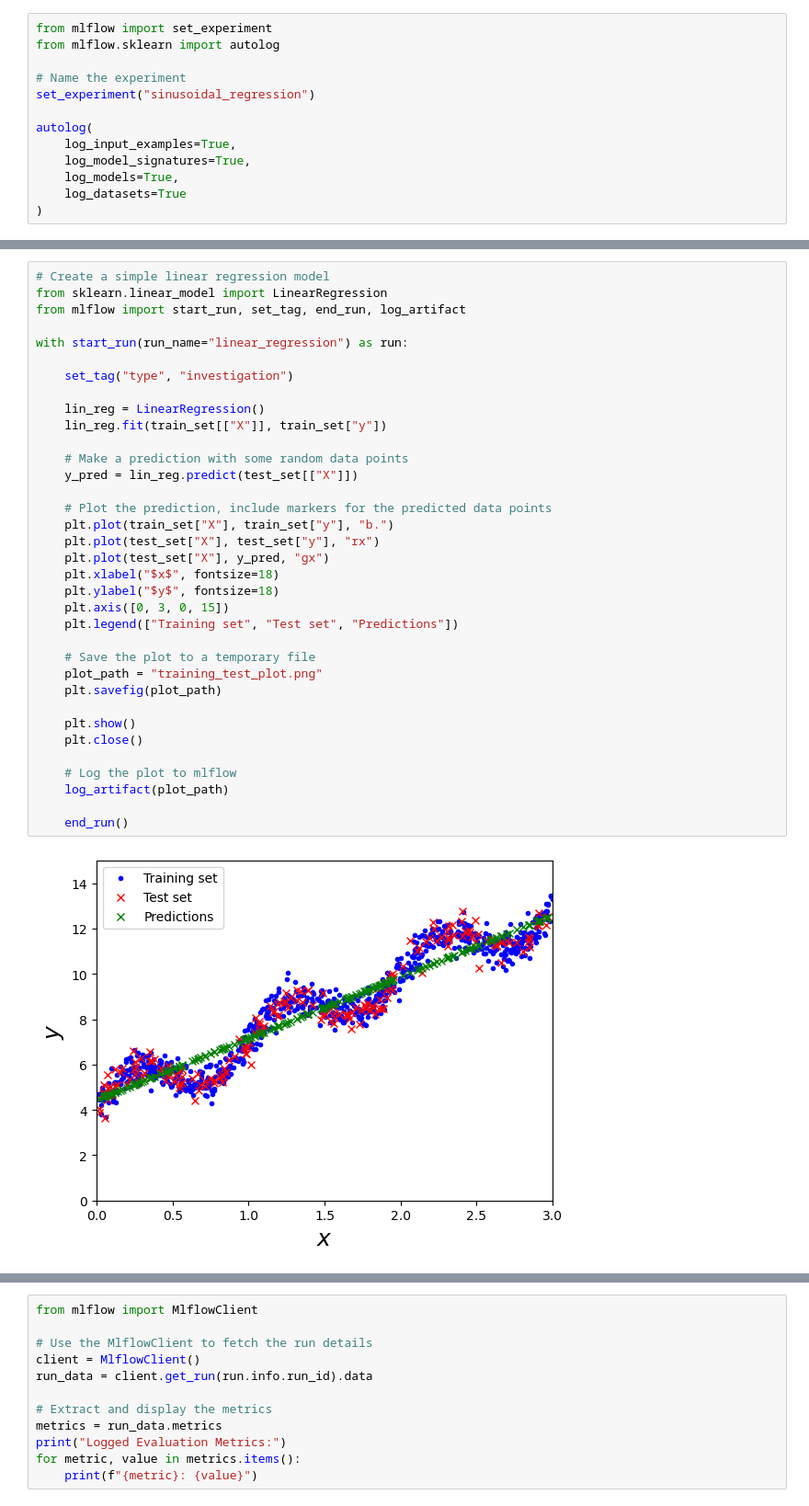
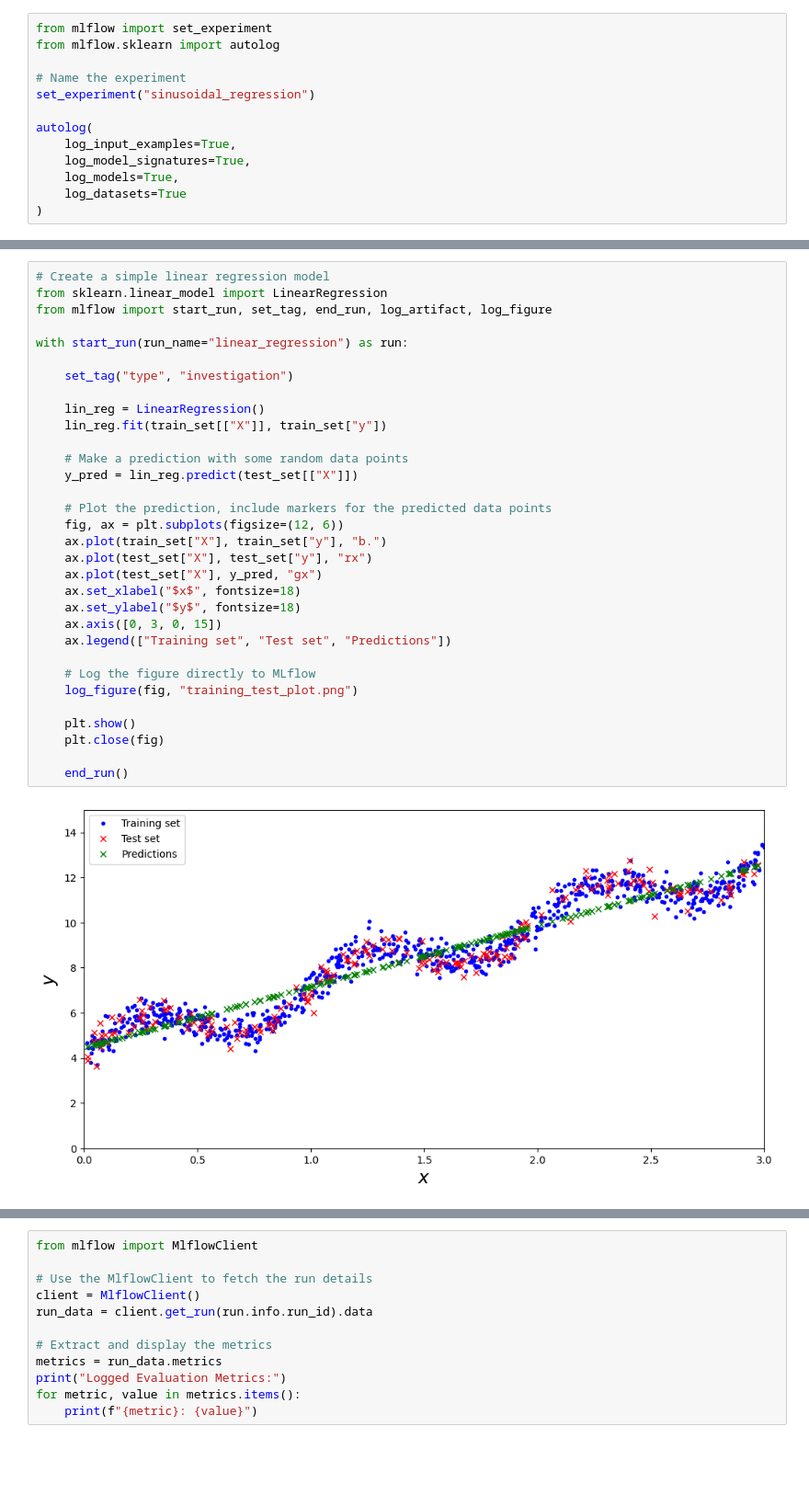
Before and after one commit to pedro-leitao/pedro-leitao.github.io, a Jupyter notebook: howtos/model-management-mlflow.ipynb, the cells around one changed output, grey strips where cells are left out. Shown at 92% size. Cells and saved outputs as stored; diff of their text form; blank space fills up the shorter version.

```diff
--- a/howtos/model-management-mlflow.ipynb
+++ b/howtos/model-management-mlflow.ipynb
@@ -90,38 +88,35 @@ Always ensure you end your run with `mlflow.end_run()`. This will ensure that al
 # %%
 # Create a simple linear regression model
 from sklearn.linear_model import LinearRegression
-from mlflow import start_run, set_tag, end_run, log_artifact
+from mlflow import start_run, set_tag, end_run, log_artifact, log_figure
 
 with start_run(run_name="linear_regression") as run:
 
     set_tag("type", "investigation")
 
     lin_reg = LinearRegression()
     lin_reg.fit(train_set[["X"]], train_set["y"])
 
     # Make a prediction with some random data points
     y_pred = lin_reg.predict(test_set[["X"]])
 
     # Plot the prediction, include markers for the predicted data points
-    plt.plot(train_set["X"], train_set["y"], "b.")
-    plt.plot(test_set["X"], test_set["y"], "rx")
-    plt.plot(test_set["X"], y_pred, "gx")
-    plt.xlabel("$x$", fontsize=18)
-    plt.ylabel("$y$", fontsize=18)
-    plt.axis([0, 3, 0, 15])
-    plt.legend(["Training set", "Test set", "Predictions"])
+    fig, ax = plt.subplots(figsize=(12, 6))
+    ax.plot(train_set["X"], train_set["y"], "b.")
+    ax.plot(test_set["X"], test_set["y"], "rx")
+    ax.plot(test_set["X"], y_pred, "gx")
+    ax.set_xlabel("$x$", fontsize=18)
+    ax.set_ylabel("$y$", fontsize=18)
+    ax.axis([0, 3, 0, 15])
+    ax.legend(["Training set", "Test set", "Predictions"])
 
-    # Save the plot to a temporary file
-    plot_path = "training_test_plot.png"
-    plt.savefig(plot_path)
+    # Log the figure directly to MLflow
+    log_figure(fig, "training_test_plot.png")
 
     plt.show()
-    plt.close()
-
-    # Log the plot to mlflow
-    log_artifact(plot_path)
+    plt.close(fig)
 
     end_run()
 # %% [output]
-[figure, old version]
+[figure, new version]
 # %% [markdown]
```
Also changed, not shown: parts of 15 cells of this notebook.
